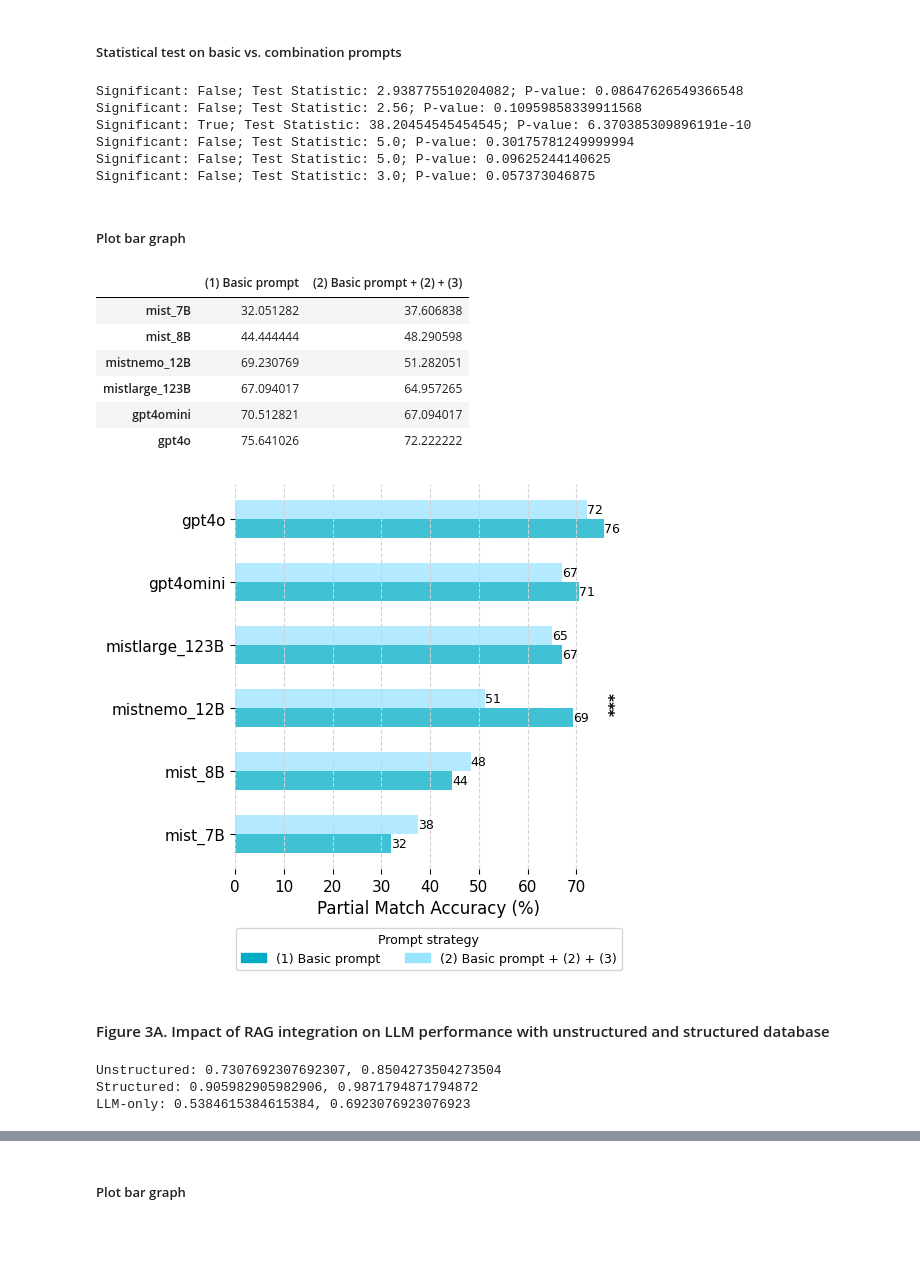
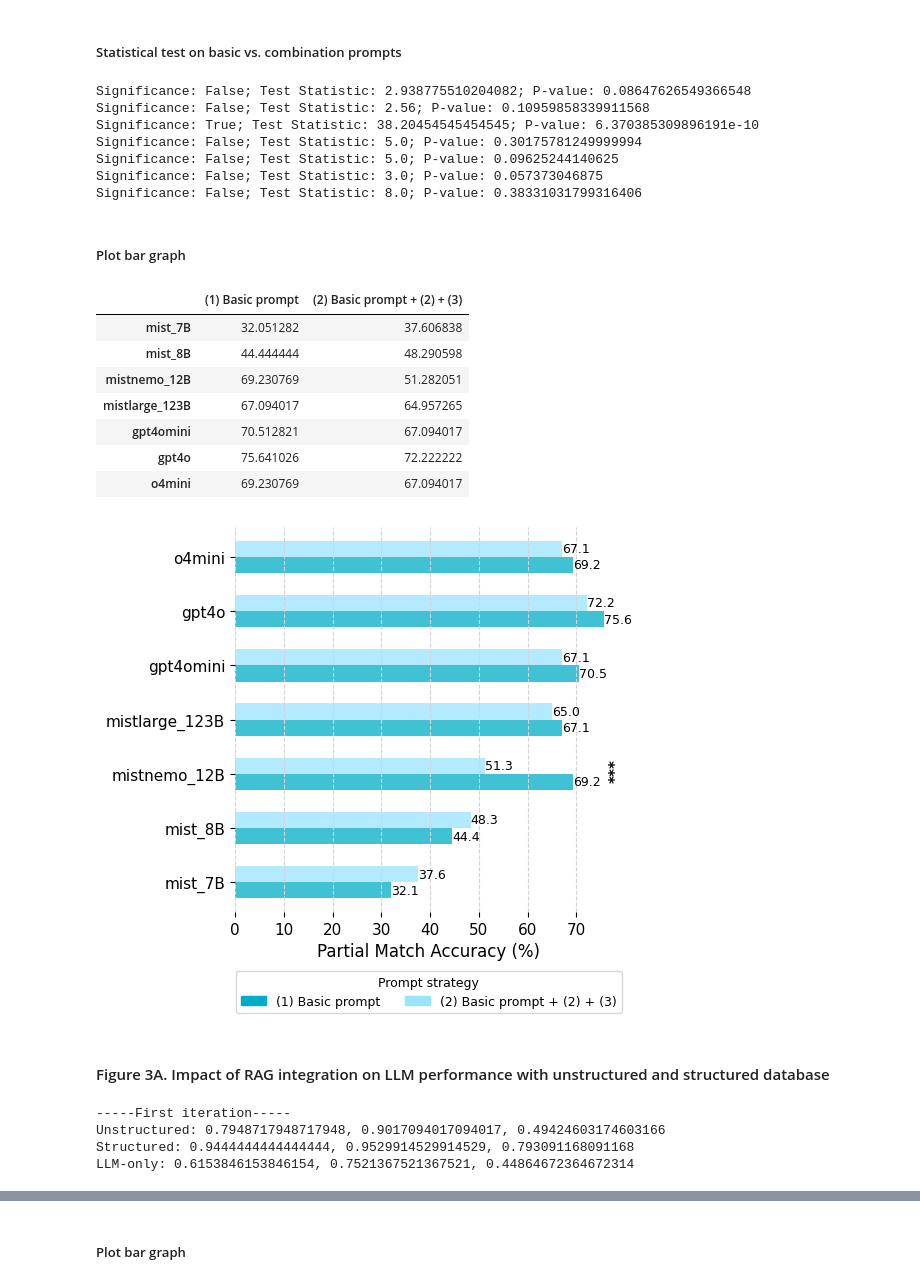
Before and after one commit to hjjshine/rag-llm-cancer-paper, a Jupyter notebook: analysis/generate_figures.ipynb, the cells around one changed output, grey strips where cells are left out. Cells and saved outputs as stored; diff of their text form; code cells hidden in the pictures; blank space fills up the shorter version.

```diff
--- a/analysis/generate_figures.ipynb
+++ b/analysis/generate_figures.ipynb
@@ -117,13 +118,10 @@ def create_mcnemar_table(y_pred_A, y_pred_B):
     # Create contingency table
     table = np.array([[a, b], [c, d]])
 
-    return({
-        'table':table,
-        'bc':b+c
-        })
+    return(table)
 # %%
 # Load LLM-only outputs and evaluate
-models = ['mist7B', 'mist8B', 'mistnemo', 'mistlarge', 'gptmini', 'gpt']
+models = ['mist7B', 'mist8B', 'mistnemo', 'mistlarge', 'gptmini', 'gpt4o', 'o4mini']
 strategies = [0, 3]
 
 llm_output_dicts = {}
@@ -159,20 +157,22 @@ for model in models:
 # %%
 # Perform McNemar's test (use exact=True if b+c < 25)
 def conduct_mcnemar_test(table):
-    if table['bc'] < 25:
-        result = mcnemar(table['table'], exact=True, correction=True)
+    b, c = table[[0,1],[1,0]]
+    if b+c < 25:
+        result = mcnemar(table, exact=True, correction=True)
     else:
-        result = mcnemar(table['table'], exact=False, correction=True)
-
-    return(result)
+        result = mcnemar(table, exact=False, correction=True)
+    discordants = {'b':b, 'c':c}
+    return(result, discordants)
 
 # Print results
 def print_mcnemar_res(mcnemar_result, alpha):
     significance = mcnemar_result.pvalue < alpha
-    print(f"Significant: {significance}; Test Statistic: {mcnemar_result.statistic}; P-value: {mcnemar_result.pvalue}")
+
+    return f"Significance: {significance}; Test Statistic: {mcnemar_result.statistic}; P-value: {mcnemar_result.pvalue}"
 # %%
 # Run McNemar and get accuracies
-model_labels = dict(zip(models, ['mist_7B', 'mist_8B', 'mistnemo_12B', 'mistlarge_123B', 'gpt4omini', 'gpt4o']))
+model_labels = dict(zip(models, ['mist_7B', 'mist_8B', 'mistnemo_12B', 'mistlarge_123B', 'gpt4omini', 'gpt4o','o4mini']))
 
 mcnemar_result = {}
 accuracy = {}
@@ -180,8 +180,8 @@ p_values = {}
 
 for model, label in model_labels.items():
     # Run McNemar's test
-    mcnemar_result[f'{model}_mcnemar_res'] = conduct_mcnemar_test(mcnemar_tables[f'{model}_partial_table'])
-    print_mcnemar_res(mcnemar_result[f'{model}_mcnemar_res'], alpha=0.05)
+    mcnemar_result[f'{model}_mcnemar_res'], _ = conduct_mcnemar_test(mcnemar_tables[f'{model}_partial_table'])
+    print(print_mcnemar_res(mcnemar_result[f'{model}_mcnemar_res'], alpha=0.05))
 
     # Get p-values
     p_values[label] = mcnemar_result[f'{model}_mcnemar_res'].pvalue
@@ -192,12 +192,13 @@ for model, label in model_labels.items():
         partial_acc_dicts[f'{model}_partial_acc_dict'][3]['avg_partial_match_acc']
     ]
 # %% [output]
-Significant: False; Test Statistic: 2.938775510204082; P-value: 0.08647626549366548
-Significant: False; Test Statistic: 2.56; P-value: 0.10959858339911568
-Significant: True; Test Statistic: 38.20454545454545; P-value: 6.370385309896191e-10
-Significant: False; Test Statistic: 5.0; P-value: 0.30175781249999994
-Significant: False; Test Statistic: 5.0; P-value: 0.09625244140625
-Significant: False; Test Statistic: 3.0; P-value: 0.057373046875
+Significance: False; Test Statistic: 2.938775510204082; P-value: 0.08647626549366548
+Significance: False; Test Statistic: 2.56; P-value: 0.10959858339911568
+Significance: True; Test Statistic: 38.20454545454545; P-value: 6.370385309896191e-10
+Significance: False; Test Statistic: 5.0; P-value: 0.30175781249999994
+Significance: False; Test Statistic: 5.0; P-value: 0.09625244140625
+Significance: False; Test Statistic: 3.0; P-value: 0.057373046875
+Significance: False; Test Statistic: 8.0; P-value: 0.38331031799316406
 # %% [markdown]
 ##### Plot bar graph
 # %%
@@ -219,6 +220,7 @@ all_models_acc
 | mistlarge_123B | 67.094017 | 64.957265 |
 | gpt4omini | 70.512821 | 67.094017 |
 | gpt4o | 75.641026 | 72.222222 |
+| o4mini | 69.230769 | 67.094017 |
 # %%
 def pval_to_stars(p):
     if p < 0.001:
@@ -239,7 +241,7 @@ plt.rcParams["figure.figsize"] = [5, 5]
 cols=sns.color_palette(cc.glasbey, n_colors=40)
 
 # create a mapping of rownames to colors
-row_colors = dict(zip(plot_res.columns, [cols[3],cols[25]]))
+row_colors = dict(zip(plot_res.columns, [cols[3], cols[25]]))
 
 # create bar plot
 ax=plot_res.plot(kind='barh', color=row_colors, width=0.6, legend=False)
@@ -248,7 +250,7 @@ ax=plot_res.plot(kind='barh', color=row_colors, width=0.6, legend=False)
 for bar in ax.patches:
     x = bar.get_width() # bar length (horizontal position)
     y = bar.get_y() + bar.get_height()/2 # center the bar (vertical position)
-    ax.text(x+0.02, y, f'{x:.0f}', ha='left', va='center', fontsize=9)
+    ax.text(x+0.02, y, f'{x:.1f}', ha='left', va='center', fontsize=9)
 
 # add p-value significance
 yticks = np.arange(len(plot_res.index))
@@ -261,7 +263,7 @@ for i, (label, pval) in enumerate(p_values.items()):
         continue
     row_idx = plot_res.index.get_loc(label)
 
-    # Get the bars for this group
+    # get the bars for this group
     bar_group = ax.patches[row_idx * n_bars : (row_idx + 1) * n_bars]
     if len(bar_group) < 2:
         continue
@@ -269,10 +271,10 @@ for i, (label, pval) in enumerate(p_values.items()):
     bar1, bar2 = bar_group
     y_pos = yticks[row_idx] + np.mean(bar_offsets[:2]) + bar_height / 2
 
-    # Place to the right of the longer bar
+    # place to the right of the longer bar
     x_pos = max(bar1.get_width(), bar2.get_width()) + 1.0
 
-    # Convert p-value to stars
+    # convert p-value to stars
     sig = pval_to_stars(pval)
     if sig:
         ax.text(x_pos, y_pos, sig,
@@ -284,35 +286,35 @@ for i, (label, pval) in enumerate(p_values.items()):
 ax.set_xlabel('Partial Match Accuracy (%)', fontsize=12)
 ax.set_ylabel('')
 ax.tick_params(labelsize=11)
 for spine in ax.spines.values():
     spine.set_visible(False)
 
 # set alpha for the rest of the bars
 for i, patch in enumerate(ax.patches):
     patch.set_alpha(0.75)
 
-# Create a custom legend
+# create a custom legend
 handles = [plt.Rectangle((0,0),1,1, color=row_colors[name]) for name in plot_res.columns]
 legend = ax.legend(handles, plot_res.columns,
           title="Prompt strategy",
           bbox_to_anchor=(0.5, -0.12), ncol=2,
           borderaxespad=1,
           loc='upper center',
           fontsize=9,
           title_fontsize=9
           )
 legend.get_frame().set_facecolor('white')
 
 # set background and grid color
 ax.set_facecolor('white')
 ax.grid(axis='x', linestyle='--', color='lightgray', linewidth=0.8)
 
 # save
 save = True
 if save == True:
-    plt.savefig('./figures/Figure2_accuracyPromptLLMbar.jpeg', dpi=500, bbox_inches='tight')
+    plt.savefig(f'./figures/Figure2_accuracyPromptLLMbar.jpeg', dpi=500, bbox_inches='tight')
 plt.show()
 # %% [output]
-[figure, old version]
+[figure, new version]
 # %% [markdown]
 #### Figure 3A. Impact of RAG integration on LLM performance with unstructured and structured database
@@ -319,17 +327,15 @@ plt.show()
 # %%
-# Load RAG-LLM results
-rag_struc_res_dict_0 = load_object(filename=os.path.join(root_dir, 'output/RAG_res_mistnemo/structured/RAGstra0n5temp0.0_res_dict.pkl'))
-rag_unstruc_res_dict_0 = load_object(filename=os.path.join(root_dir, 'output/RAG_res_mistnemo/unstructured/RAGstra0n5temp0.0_res_dict.pkl'))
-
-# Calculate evaluation metrics for the RAG-LLM output from the first iteration
+# Evaluate RAG-LLM output from the first iteration
 unstruc_results = calc_eval_metrics(rag_unstruc_res_dict_0['full output'][0], moalmanac_data['prompt'], synthetic_prompt_groundtruth_dict)
 struc_results = calc_eval_metrics(rag_struc_res_dict_0['full output'][0], moalmanac_data['prompt'], synthetic_prompt_groundtruth_dict)
-llm_results = llm_eval_res['llm_mistnemo_eval_res_0']
+llm_results = calc_eval_metrics(llm_res_dict_0['full output'][0], moalmanac_data['prompt'], synthetic_prompt_groundtruth_dict)
 
-print(f"Unstructured: {unstruc_results['avg_exact_match_acc']}, {unstruc_results['avg_partial_match_acc']}")
-print(f"Structured: {struc_results['avg_exact_match_acc']}, {struc_results['avg_partial_match_acc']}")
-print(f"LLM-only: {llm_results['avg_exact_match_acc']}, {llm_results['avg_partial_match_acc']}")
+print("-----First iteration-----")
+print(f"Unstructured: {unstruc_results['avg_exact_match_acc']}, {unstruc_results['avg_partial_match_acc']}, {unstruc_results['avg_precision']}")
+print(f"Structured: {struc_results['avg_exact_match_acc']}, {struc_results['avg_partial_match_acc']}, {struc_results['avg_precision']}")
+print(f"LLM-only: {llm_results['avg_exact_match_acc']}, {llm_results['avg_partial_match_acc']}, {llm_results['avg_precision']}")
 # %% [output]
-Unstructured: 0.7307692307692307, 0.8504273504273504
-Structured: 0.905982905982906, 0.9871794871794872
-LLM-only: 0.5384615384615384, 0.6923076923076923
+-----First iteration-----
+Unstructured: 0.7948717948717948, 0.9017094017094017, 0.49424603174603166
+Structured: 0.9444444444444444, 0.9529914529914529, 0.793091168091168
+LLM-only: 0.6153846153846154, 0.7521367521367521, 0.44864672364672314
```
Also changed, not shown: parts of 76 cells of this notebook, 50 other files.
